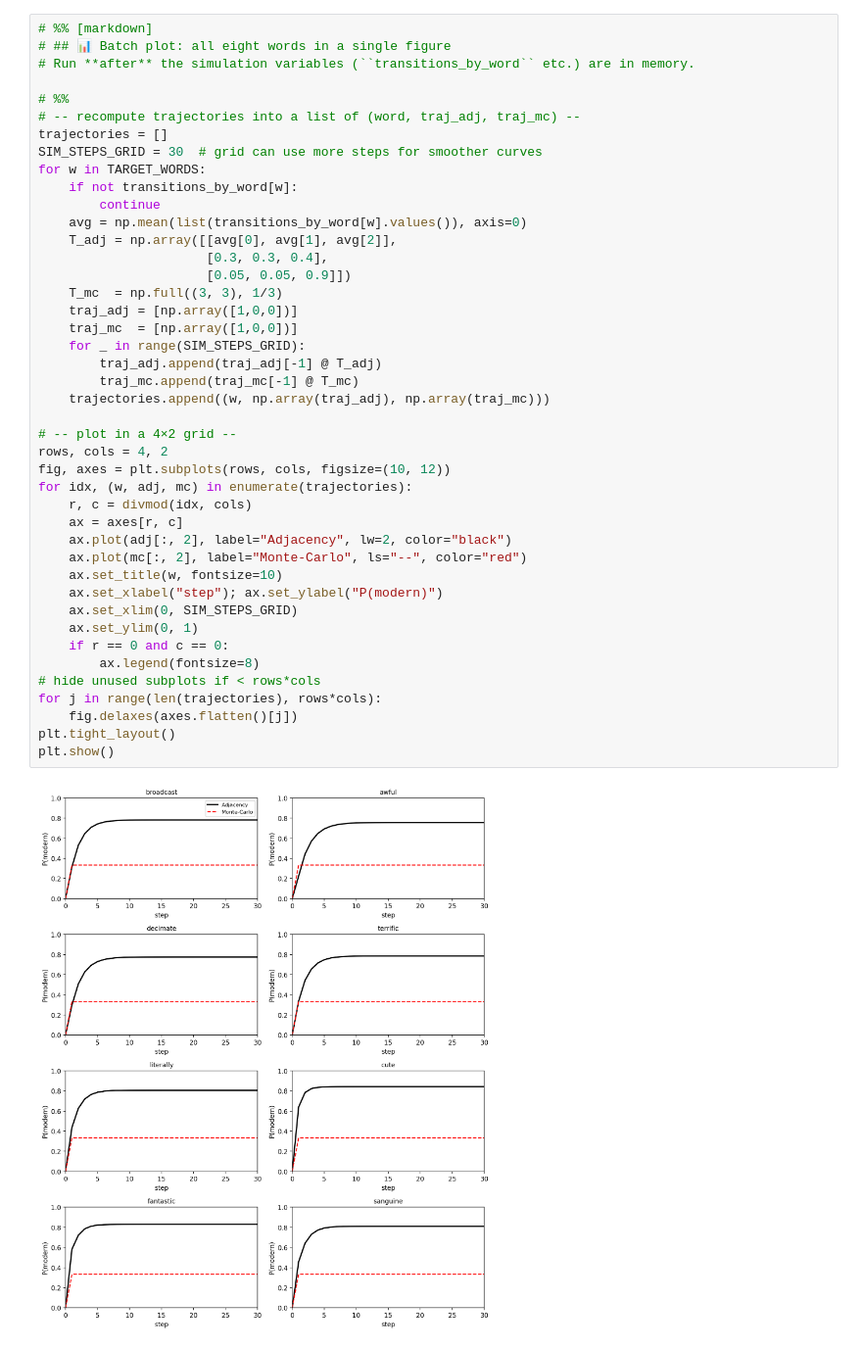
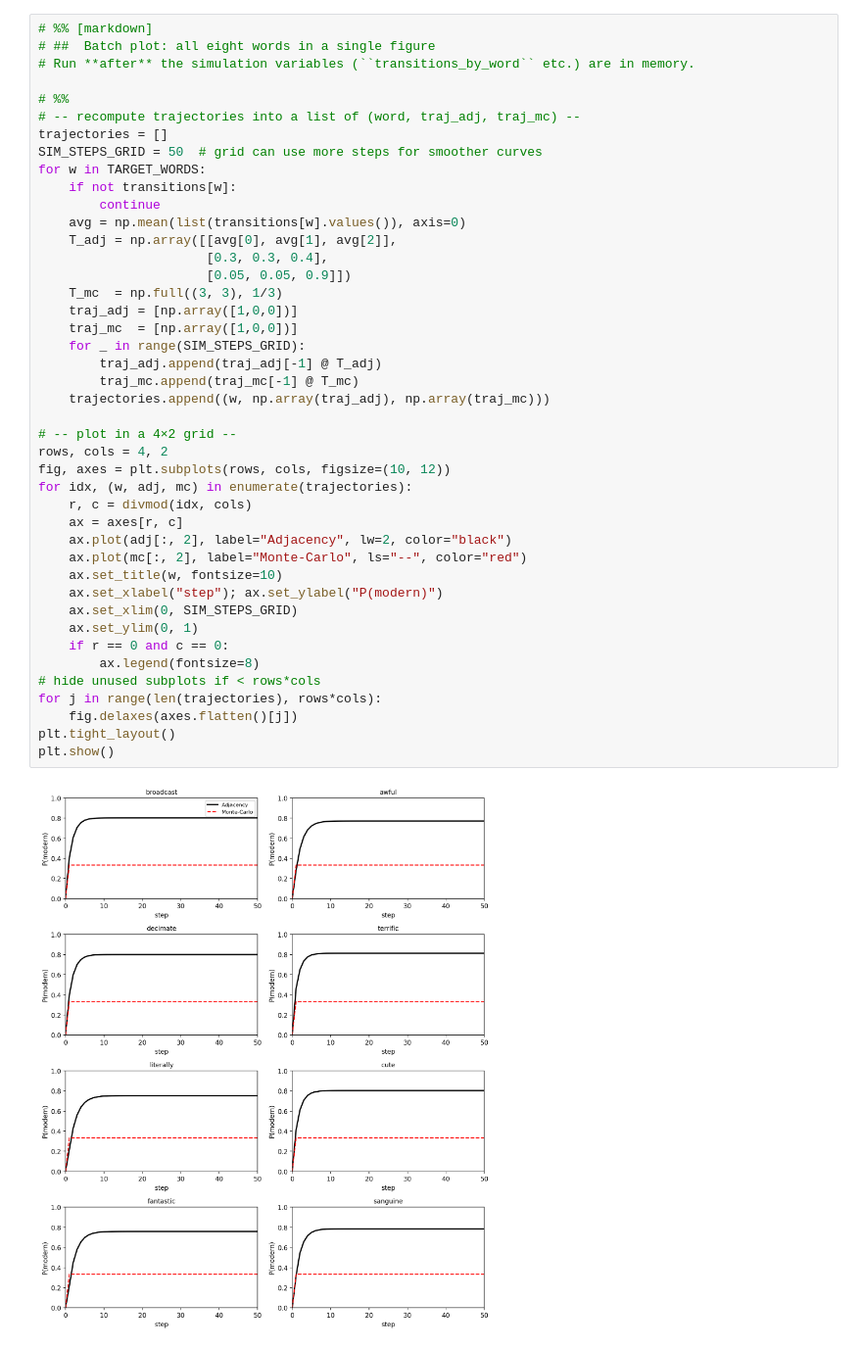
Before and after one commit to OJB-Quantum/Monte-Carlo-Sim, a Jupyter notebook: CUDA‑Accelerated_Semantic‑Shift_Simulation.ipynb, the cells around one changed output. Shown at 98% size. Cells and saved outputs as stored; diff of their text form.

```diff
--- a/CUDA‑Accelerated_Semantic‑Shift_Simulation.ipynb
+++ b/CUDA‑Accelerated_Semantic‑Shift_Simulation.ipynb
@@ -240,45 +258,45 @@ Demo finished  – you now have plots for all eight words.
 # %%
 # %% [markdown]
-# ## 📊 Batch plot: all eight words in a single figure
+# ##  Batch plot: all eight words in a single figure
 # Run **after** the simulation variables (``transitions_by_word`` etc.) are in memory.
 
 # %%
 # -- recompute trajectories into a list of (word, traj_adj, traj_mc) --
 trajectories = []
-SIM_STEPS_GRID = 30  # grid can use more steps for smoother curves
+SIM_STEPS_GRID = 50  # grid can use more steps for smoother curves
 for w in TARGET_WORDS:
-    if not transitions_by_word[w]:
+    if not transitions[w]:
         continue
-    avg = np.mean(list(transitions_by_word[w].values()), axis=0)
+    avg = np.mean(list(transitions[w].values()), axis=0)
     T_adj = np.array([[avg[0], avg[1], avg[2]],
                       [0.3, 0.3, 0.4],
                       [0.05, 0.05, 0.9]])
     T_mc  = np.full((3, 3), 1/3)
     traj_adj = [np.array([1,0,0])]
     traj_mc  = [np.array([1,0,0])]
     for _ in range(SIM_STEPS_GRID):
         traj_adj.append(traj_adj[-1] @ T_adj)
         traj_mc.append(traj_mc[-1] @ T_mc)
     trajectories.append((w, np.array(traj_adj), np.array(traj_mc)))
 
 # -- plot in a 4×2 grid --
 rows, cols = 4, 2
 fig, axes = plt.subplots(rows, cols, figsize=(10, 12))
 for idx, (w, adj, mc) in enumerate(trajectories):
     r, c = divmod(idx, cols)
     ax = axes[r, c]
     ax.plot(adj[:, 2], label="Adjacency", lw=2, color="black")
     ax.plot(mc[:, 2], label="Monte-Carlo", ls="--", color="red")
     ax.set_title(w, fontsize=10)
     ax.set_xlabel("step"); ax.set_ylabel("P(modern)")
     ax.set_xlim(0, SIM_STEPS_GRID)
     ax.set_ylim(0, 1)
     if r == 0 and c == 0:
         ax.legend(fontsize=8)
 # hide unused subplots if < rows*cols
 for j in range(len(trajectories), rows*cols):
     fig.delaxes(axes.flatten()[j])
 plt.tight_layout()
 plt.show()
 # %% [output]
-[figure, old version]
+[figure, new version]
```
Also changed, not shown: parts of 3 cells of this notebook.
